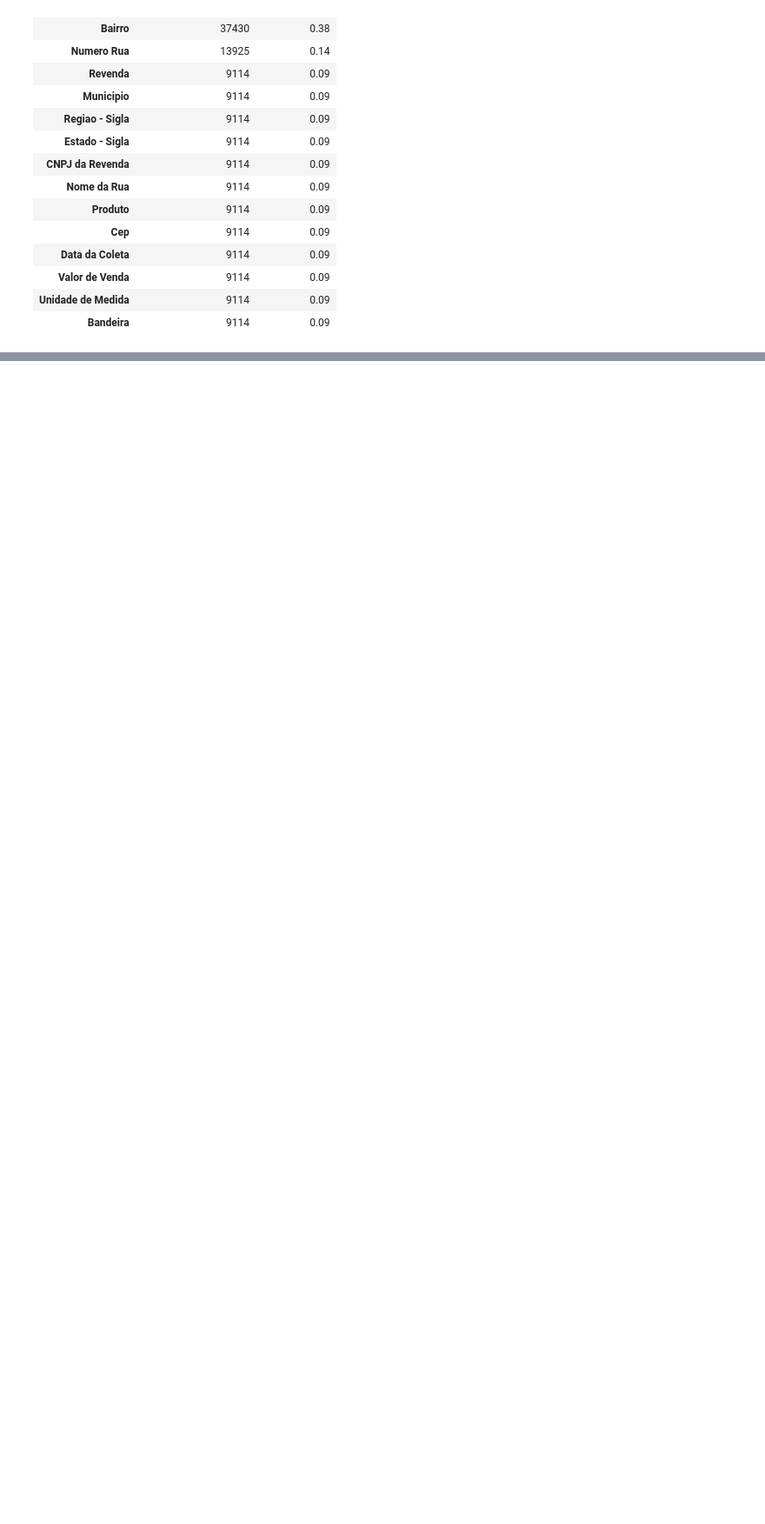
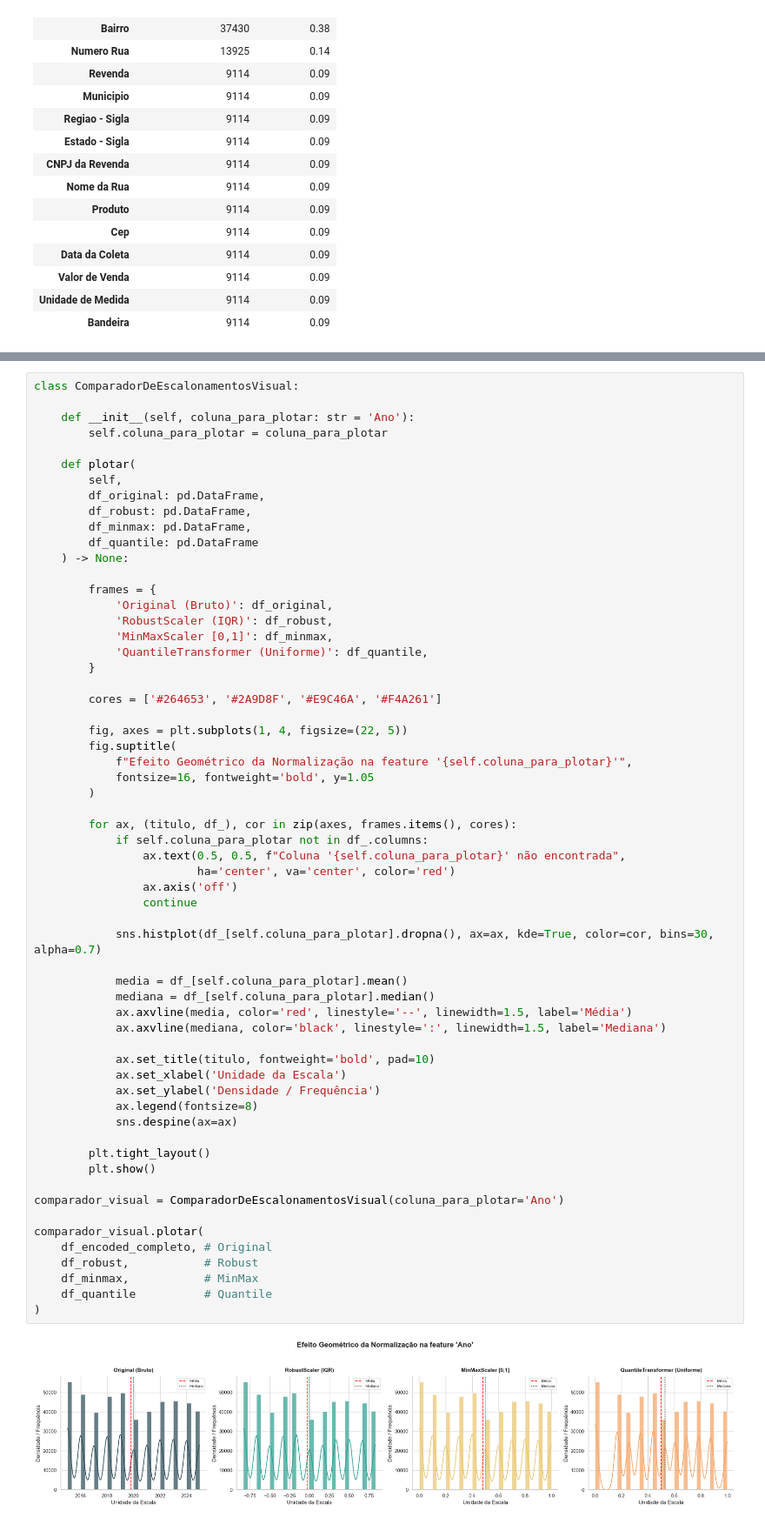
Before and after one commit to LucasCabra7/precos-combustiveis-brasil-2015-2025, a Jupyter notebook: Grupo_4_Análise_Exploratória_e_Modelagem_Preditiva_dos_Preços_de_Combustíveis_no_Brasil_(2015–2025).ipynb, the cells around one changed output, grey strips where cells are left out. Shown at 87% size. Drawn from its saved outputs; the diff is of its cells as text; blank space fills up the shorter version.

```diff
--- a/Grupo_4_Análise_Exploratória_e_Modelagem_Preditiva_dos_Preços_de_Combustíveis_no_Brasil_(2015–2025).ipynb
+++ b/Grupo_4_Análise_Exploratória_e_Modelagem_Preditiva_dos_Preços_de_Combustíveis_no_Brasil_(2015–2025).ipynb
@@ -1877,0 +2674,62 @@ Essas análises são fundamentais para orientar as próximas etapas do projeto,
+# %%
+class ComparadorDeEscalonamentosVisual:
+
+    def __init__(self, coluna_para_plotar: str = 'Ano'):
+        self.coluna_para_plotar = coluna_para_plotar
+
+    def plotar(
+        self,
+        df_original: pd.DataFrame,
+        df_robust: pd.DataFrame,
+        df_minmax: pd.DataFrame,
+        df_quantile: pd.DataFrame
+    ) -> None:
+
+        frames = {
+            'Original (Bruto)': df_original,
+            'RobustScaler (IQR)': df_robust,
+            'MinMaxScaler [0,1]': df_minmax,
+            'QuantileTransformer (Uniforme)': df_quantile,
+        }
+
+        cores = ['#264653', '#2A9D8F', '#E9C46A', '#F4A261']
+
+        fig, axes = plt.subplots(1, 4, figsize=(22, 5))
+        fig.suptitle(
+            f"Efeito Geométrico da Normalização na feature '{self.coluna_para_plotar}'",
+            fontsize=16, fontweight='bold', y=1.05
+        )
+
+        for ax, (titulo, df_), cor in zip(axes, frames.items(), cores):
+            if self.coluna_para_plotar not in df_.columns:
+                ax.text(0.5, 0.5, f"Coluna '{self.coluna_para_plotar}' não encontrada",
+                        ha='center', va='center', color='red')
+                ax.axis('off')
+                continue
+
+            sns.histplot(df_[self.coluna_para_plotar].dropna(), ax=ax, kde=True, color=cor, bins=30, alpha=0.7)
+
+            media = df_[self.coluna_para_plotar].mean()
+            mediana = df_[self.coluna_para_plotar].median()
+            ax.axvline(media, color='red', linestyle='--', linewidth=1.5, label='Média')
+            ax.axvline(mediana, color='black', linestyle=':', linewidth=1.5, label='Mediana')
+
+            ax.set_title(titulo, fontweight='bold', pad=10)
+            ax.set_xlabel('Unidade da Escala')
+            ax.set_ylabel('Densidade / Frequência')
+            ax.legend(fontsize=8)
+            sns.despine(ax=ax)
+
+        plt.tight_layout()
+        plt.show()
+
+comparador_visual = ComparadorDeEscalonamentosVisual(coluna_para_plotar='Ano')
+
+comparador_visual.plotar(
+    df_encoded_completo, # Original
+    df_robust,           # Robust
+    df_minmax,           # MinMax
+    df_quantile          # Quantile
+)
+# %% [output]
+[figure, added]
```
Also changed, not shown: parts of 90 cells of this notebook.
